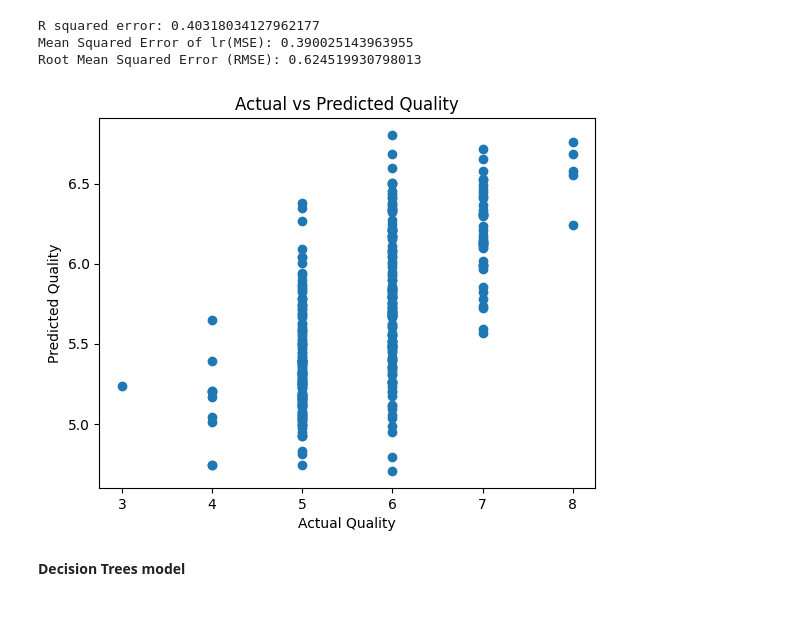
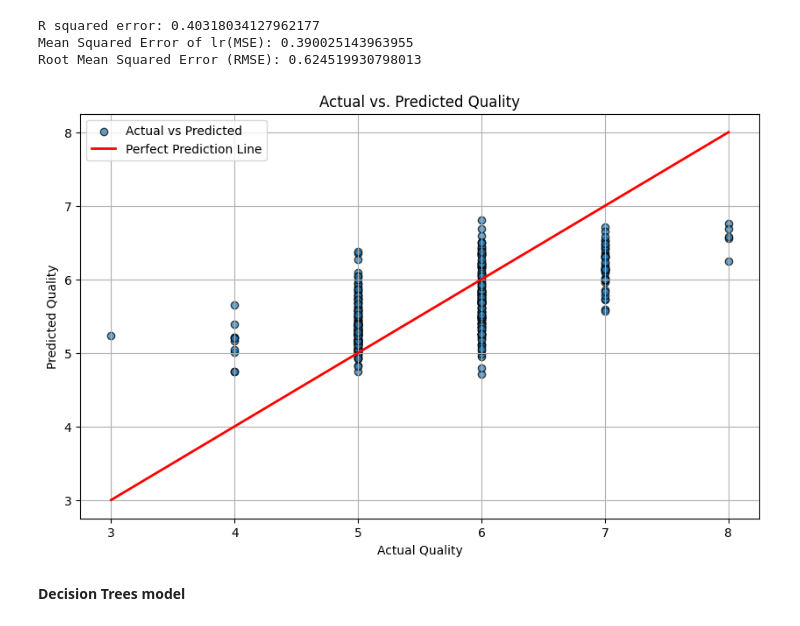
Before and after one commit to sergekamanzi/wine_quality, a Jupyter notebook: red_wine_quality_predictor.ipynb, the cells around one changed output. Cells and saved outputs as stored; diff of their text form; code cells hidden in the pictures.

```diff
--- a/red_wine_quality_predictor.ipynb
+++ b/red_wine_quality_predictor.ipynb
@@ -233,14 +283,18 @@ R squared error: 0.40318034127962177
 Mean Squared Error of lr(MSE): 0.390025143963955
 Root Mean Squared Error (RMSE): 0.624519930798013
 # %%
-#%%capture
-plt.scatter(y_test, pred_linear)
-plt.xlabel("Actual Quality")
-plt.ylabel("Predicted Quality")
-plt.title("Actual vs Predicted Quality")
+# Plot actual vs. predicted Quality
+plt.figure(figsize=(10, 6))
+plt.scatter(y_test, pred_linear, alpha=0.7, edgecolors='k', label="Actual vs Predicted")
+plt.plot([y_test.min(), y_test.max()], [y_test.min(), y_test.max()], 'r-', lw=2, label="Perfect Prediction Line")
+plt.xlabel('Actual Quality')
+plt.ylabel('Predicted Quality')
+plt.title('Actual vs. Predicted Quality')
+plt.legend()
+plt.grid(True)
 plt.show()
 # %% [output]
-[figure, old version]
+[figure, new version]
 # %% [markdown]
 **Decision Trees model**
 # %%
```
Also changed, not shown: parts of 8 cells of this notebook.
